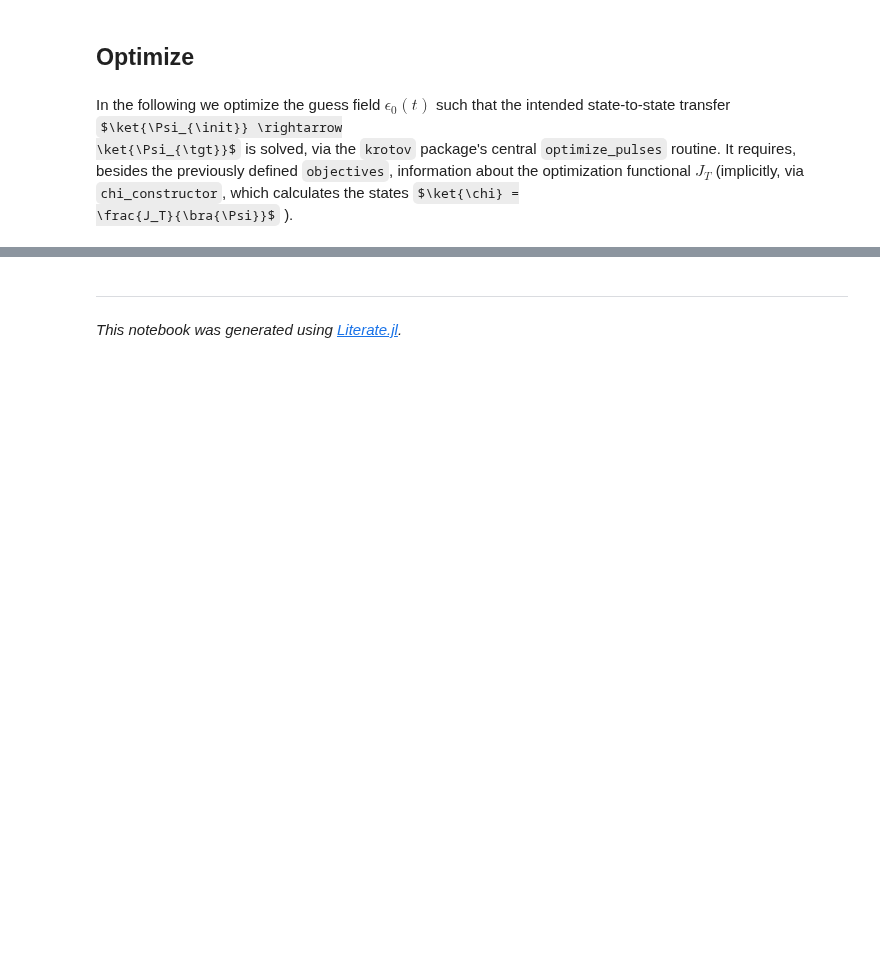
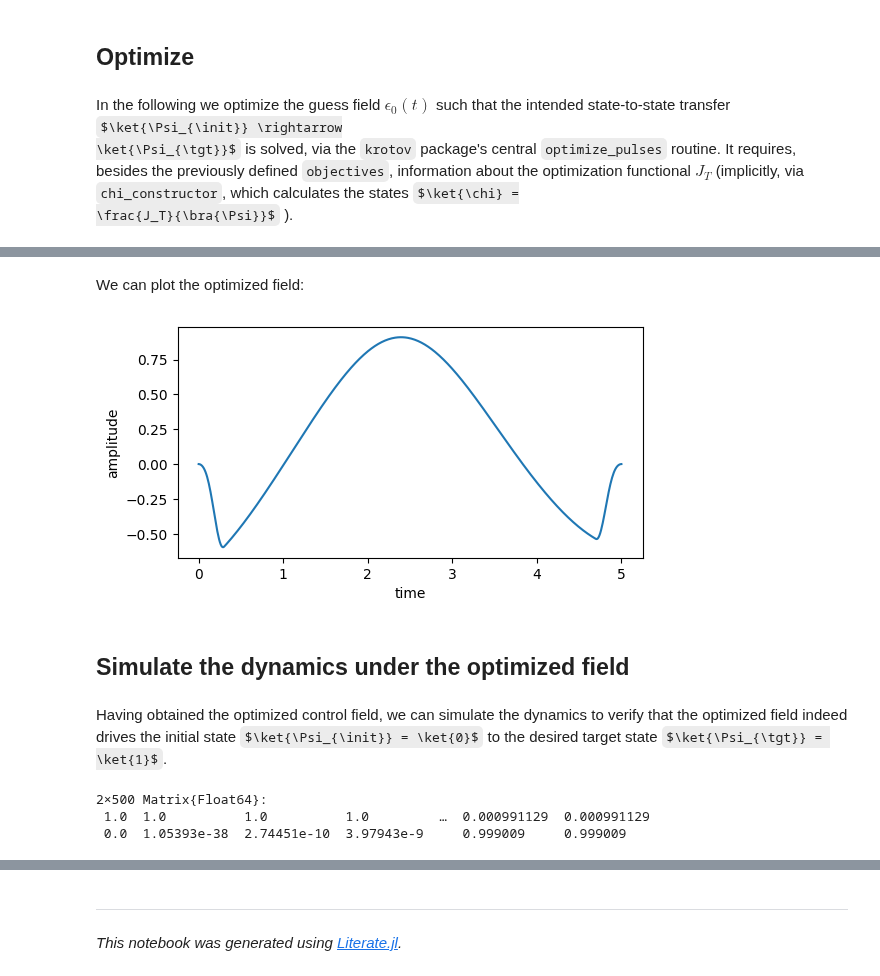
Before and after one commit to JuliaQuantumControl/Krotov.jl, a Jupyter notebook: dev/examples/simple_state_to_state.ipynb, the cells around one changed output, grey strips where cells are left out. Cells and saved outputs as stored; diff of their text form; code cells hidden in the pictures; some formulas as TeX source; blank space fills up the shorter version.

```diff
--- a/dev/examples/simple_state_to_state.ipynb
+++ b/dev/examples/simple_state_to_state.ipynb
@@ -71,8 +74,9 @@ final time $T=5$). We use a time grid with 500 time steps between 0 and $T$:
 tlist = collect(range(0, 5, length=500));
 # %%
 using PyPlot
+matplotlib.use("Agg")
 
-function plot_pulse(pulse::Vector, tlist)
+function plot_control(pulse::Vector, tlist)
     fig, ax = matplotlib.pyplot.subplots(figsize=(6, 3))
     ax.plot(tlist, pulse)
     ax.set_xlabel("time")
@@ -80,10 +84,10 @@ function plot_pulse(pulse::Vector, tlist)
     return fig
 end
 
-plot_pulse(ϵ::T, tlist) where T<:Function =
-    plot_pulse([ϵ(t) for t in tlist], tlist)
+plot_control(ϵ::T, tlist) where T<:Function =
+    plot_control([ϵ(t) for t in tlist], tlist)
 
-plot_pulse(H[2][2], tlist)
+plot_control(H[2][2], tlist)
 # %% [output]
 [figure]
 # %% [markdown]
@@ -108,3 +112,15 @@ objectives = [Objective(initial_state=ket(0), generator=H, target=ket(1))]
 # %% [output]
 1-element Vector{QuantumControlBase.Objective}:
  QuantumControlBase.Objective(ComplexF64[1.0 + 0.0im, 0.0 + 0.0im], (ComplexF64[-0.5 - 0.0im -0.0 - 0.0im; -0.0 - 0.0im 0.5 - 0.0im], (ComplexF64[0.0 + 0.0im 1.0 + 0.0im; 1.0 + 0.0im 0.0 + 0.0im], Mai ...
+# %%
+"""Krotov boundary conditions for the state-to-state functional."""
+function chi_ss!(χ, ϕ, wrk)
+    N = length(wrk.objectives)
+    for k = 1:N
+        ϕₖ_tgt = wrk.objectives[k].target
+        ϕₖ = wrk.result.states[k]
+        τₖ = dot(ϕₖ_tgt, ϕₖ)
+        copyto!(χ[k], ϕₖ_tgt)
+        lmul!(τₖ, χ[k])
+    end
+end
@@ -110,0 +129,12 @@ objectives = [Objective(initial_state=ket(0), generator=H, target=ket(1))]
+# %%
+"""State-to-state functional."""
+function J_T_ss(ϕ, wrk)
+    N = length(ϕ)
+    F_ss = 0.0
+    for k = 1:N
+        ϕₖ_tgt = wrk.objectives[k].target
+        τₖ = dot(ϕₖ_tgt, ϕ[k])
+        F_ss += abs(τₖ)^2
+    end
+    return 1.0 - (F_ss / N)
+end
@@ -111,14 +143,16 @@ objectives = [Objective(initial_state=ket(0), generator=H, target=ket(1))]
 # %%
 problem = ControlProblem(
     objectives=objectives,
-    pulse_options=Dict(
-        H[2][2]  => Dict(
+    pulse_options=IdDict(
+        ϵ  => Dict(
             :lambda_a => 5,
             :update_shape => t -> flattop(t, T=5, t_rise=0.3, func=:blackman),
         )
     ),
     tlist=tlist,
-    iter_stop=10,
+    iter_stop=18,
+    chi=chi_ss!,
+    J_T=J_T_ss,
 );
 # %% [markdown]
 ## Simulate dynamics under the guess field
@@ -183,0 +230,23 @@ Krotov Optimization Result
+# %% [markdown]
+We can plot the optimized field:
+# %%
+plot_control(opt_result.optimized_controls[1], tlist)
+# %% [output]
+[figure, added]
+# %% [markdown]
+## Simulate the dynamics under the optimized field
+# %% [markdown]
+Having obtained the optimized control field, we can simulate the dynamics to
+verify that the optimized field indeed drives the initial state
+$\ket{\Psi_{\init}} = \ket{0}$ to the desired target state
+$\ket{\Psi_{\tgt}} = \ket{1}$.
+# %%
+opt_dynamics = propagate(
+        objectives[1], problem.tlist;
+        controls_map=IdDict(ϵ  => opt_result.optimized_controls[1]),
+        storage=true, observables=(Ψ->abs.(Ψ).^2, )
+)
+# %% [output]
+2×500 Matrix{Float64}:
+ 1.0  1.0          1.0          1.0         …  0.000991129  0.000991129
+ 0.0  1.05393e-38  2.74451e-10  3.97943e-9     0.999009     0.999009
```
Also changed, not shown: parts of 10 cells of this notebook, 9 other files.
